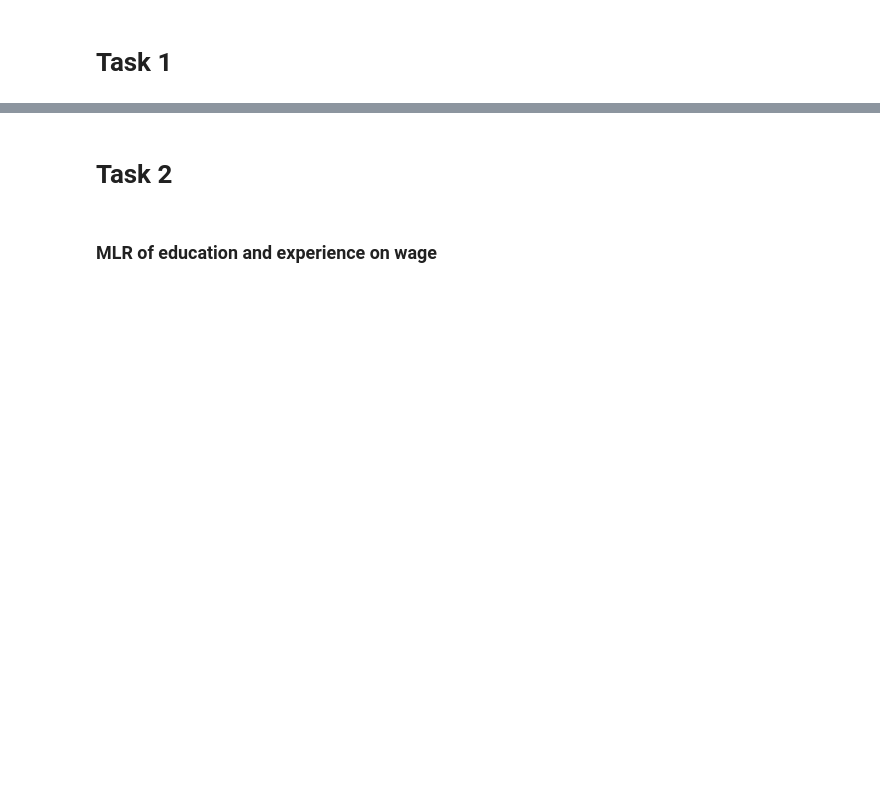
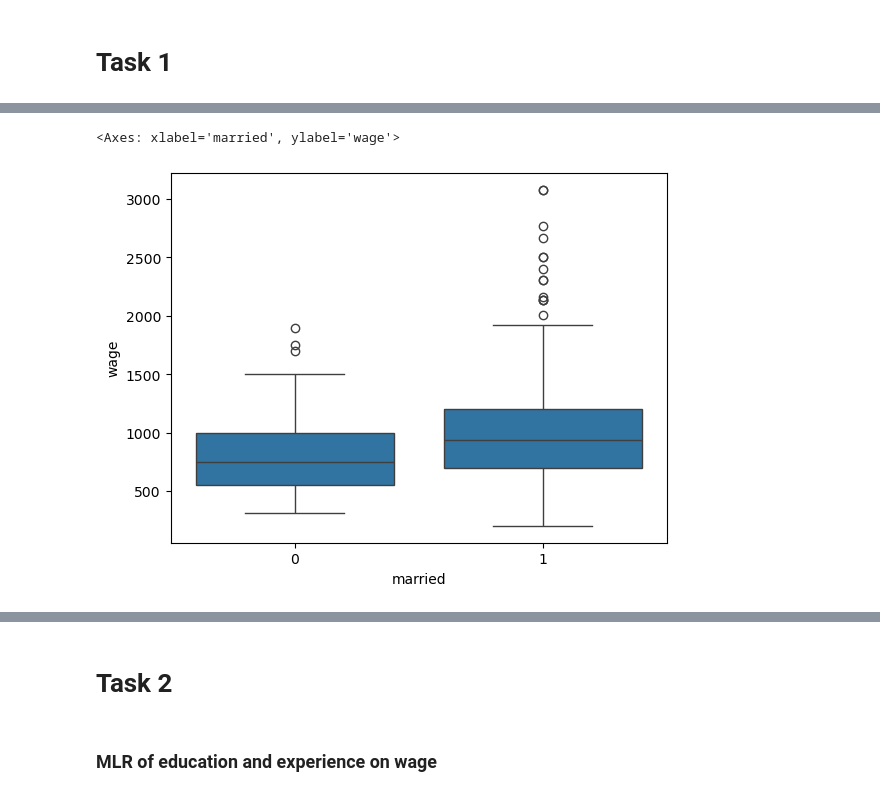
Before and after one commit to Kasperclowes/QBUS2810-Group-11, a Jupyter notebook: QBUS2810_Group_11.ipynb, the cells around one changed output, grey strips where cells are left out. Cells and saved outputs as stored; diff of their text form; code cells hidden in the pictures; blank space fills up the shorter version.

```diff
--- a/QBUS2810_Group_11.ipynb
+++ b/QBUS2810_Group_11.ipynb
@@ -34,0 +188,5 @@ train.head()
+# %%
+sns.boxplot(x='married', y='wage', data=train)
+# %% [output]
+<Axes: xlabel='married', ylabel='wage'>
+[figure, added]
```
Also changed, not shown: parts of 39 cells of this notebook.
